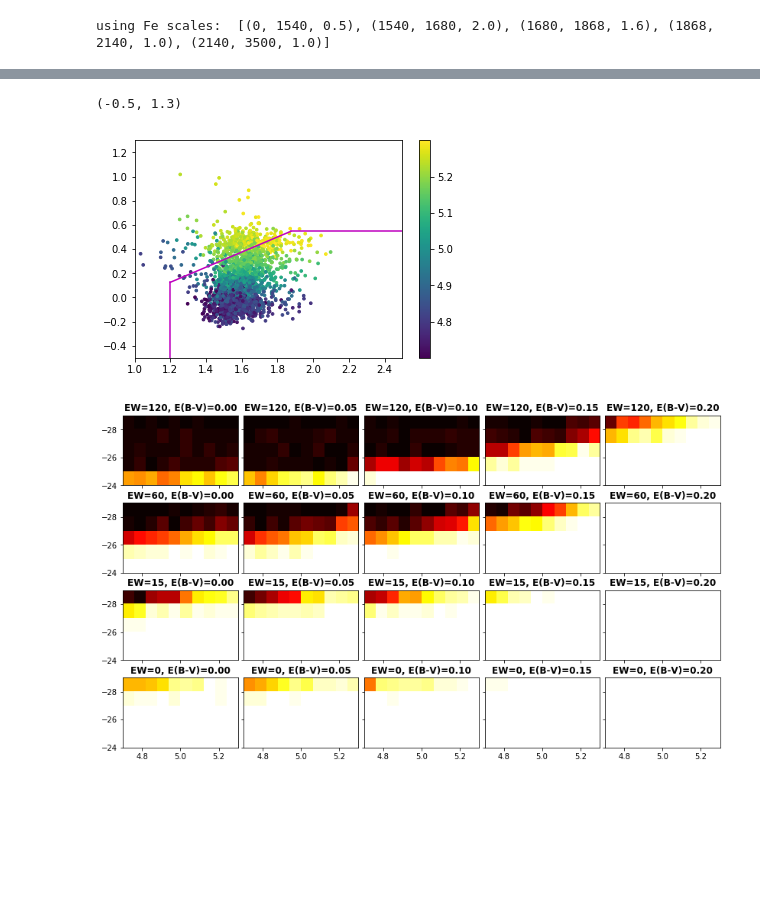
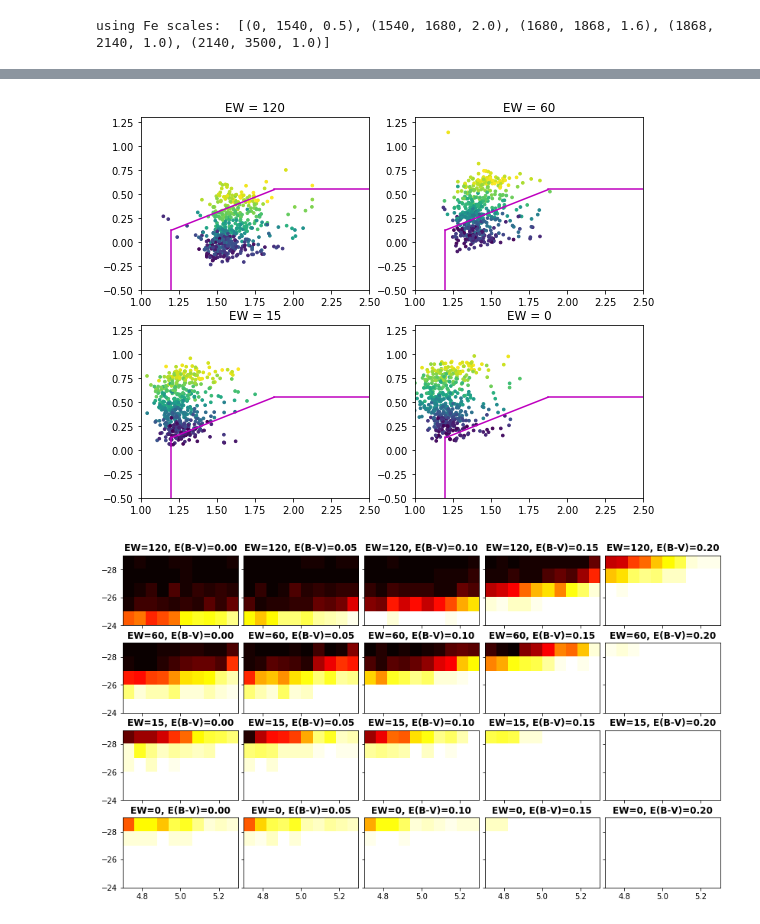
Before and after one commit to imcgreer/simqso, a Jupyter notebook: examples/z5LyaDust.ipynb, the cells around one changed output, grey strips where cells are left out. Drawn from its saved outputs; the diff is of its cells as text; code cells hidden in the pictures; blank space fills up the shorter version.

```diff
--- a/examples/z5LyaDust.ipynb
+++ b/examples/z5LyaDust.ipynb
@@ -54,19 +54,21 @@ processing  497  obj in group  0
 # %%
 g_mags = qsoGrid.asGrid('synMag')
 g_z = qsoGrid.asGrid('z')
-scatter(g_mags[:,:,-1,0,:,2]-g_mags[:,:,-1,0,:,3],
-        g_mags[:,:,-1,0,:,3]-g_mags[:,:,-1,0,:,4],
-       c=g_z[:,:,-1,0,:],s=7)
-colorbar()
-plot([1.2,1.2],[-0.5,0.13],c='m')
-plot([1.875,2.5],[0.55,0.55],c='m')
-ri = linspace(1.2,1.875,2)
-plot(ri,polyval([0.625,0],ri-1),c='m')
-xlim(1.0,2.5)
-ylim(-0.5,1.3)
+figure(figsize=(9,7))
+for ew_i in range(4):
+    ax = subplot(2,2,ew_i+1)
+    scatter(g_mags[:,:,3-ew_i,0,::5,2]-g_mags[:,:,3-ew_i,0,::5,3],
+            g_mags[:,:,3-ew_i,0,::5,3]-g_mags[:,:,3-ew_i,0,::5,4],
+           c=g_z[:,:,3-ew_i,0,::5],s=7)
+    ax.set_title('EW = %d' % qsoGrid.gridCenters[2][3-ew_i])
+    ax.plot([1.2,1.2],[-0.5,0.13],c='m')
+    ax.plot([1.875,2.5],[0.55,0.55],c='m')
+    ri = linspace(1.2,1.875,2)
+    ax.plot(ri,polyval([0.625,0],ri-1),c='m')
+    ax.set_xlim(1.0,2.5)
+    ax.set_ylim(-0.5,1.3)
 # %% [output]
-(-0.5, 1.3)
-[figure, old version]
+[figure, new version]
 # %%
 photoData = sqphoto.calcObsPhot(qsoGrid.synFlux,qsoGrid.photoMap)
 qsoGrid.addData(photoData)
@@ -96,7 +98,7 @@ for i in range(4):
               (qsoGrid.gridCenters[2][-(i+1)],qsoGrid.gridCenters[3][j]),
               size=12,weight='bold')
 # %% [output]
-[figure, old version]
+[figure, new version]
 # %%
 specFeatures = qsoGrid.getVars(SpectralFeatureVar)
 ii = np.array([np.ravel_multi_index(t,qsoGrid.gridShape)
```
Also changed, not shown: parts of 2 cells of this notebook.
